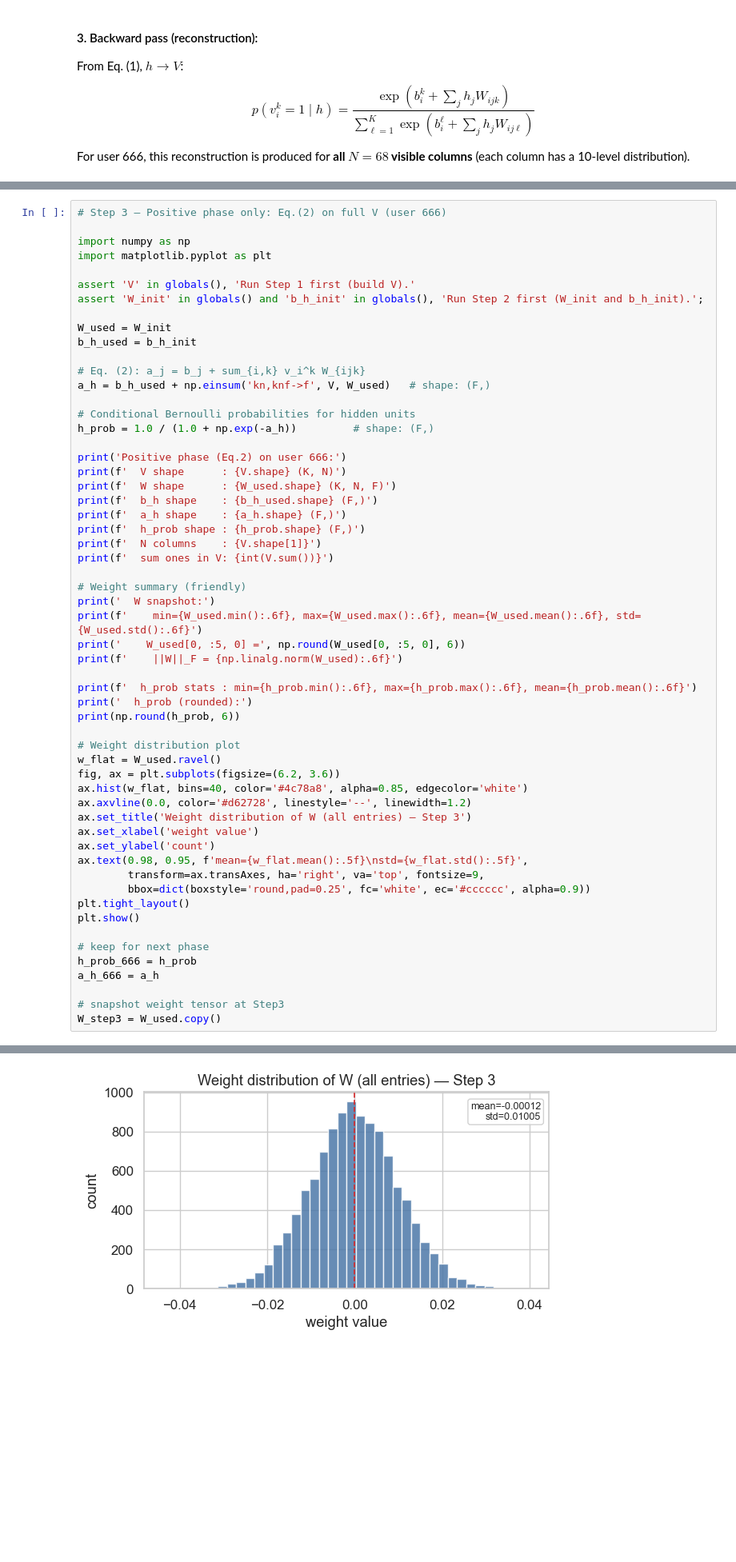
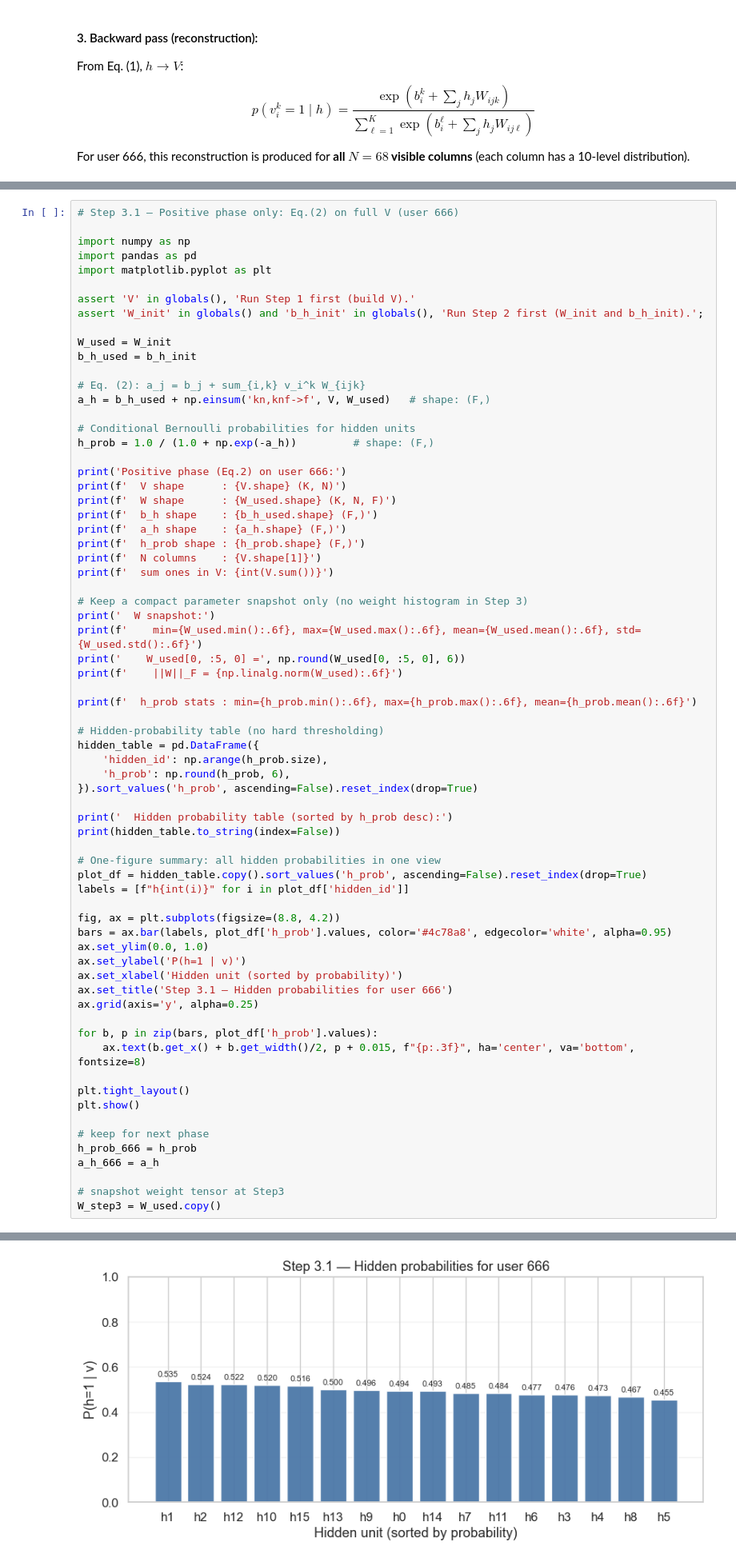
Before and after one commit to yixuan116/MovieLens-with-Restricted-Boltzmann-machine, a Jupyter notebook: notebooks/07_user_profile_analysis.ipynb, the cells around one changed output, grey strips where cells are left out. Shown at 80% size. Drawn from its saved outputs; the diff is of its cells as text; blank space fills up the shorter version.

```diff
--- a/notebooks/07_user_profile_analysis.ipynb
+++ b/notebooks/07_user_profile_analysis.ipynb
@@ -1400,7 +1054,8 @@ For this run, $F$ (number of hidden units) is from Step 2，assigned as a trial
 # %%
-# Step 3 — Positive phase only: Eq.(2) on full V (user 666)
+# Step 3.1 — Positive phase only: Eq.(2) on full V (user 666)
 
 import numpy as np
+import pandas as pd
 import matplotlib.pyplot as plt
 
 assert 'V' in globals(), 'Run Step 1 first (build V).'
@@ -1424,27 +1079,38 @@ print(f'  h_prob shape : {h_prob.shape} (F,)')
 print(f'  N columns    : {V.shape[1]}')
 print(f'  sum ones in V: {int(V.sum())}')
 
-# Weight summary (friendly)
+# Keep a compact parameter snapshot only (no weight histogram in Step 3)
 print('  W snapshot:')
 print(f'    min={W_used.min():.6f}, max={W_used.max():.6f}, mean={W_used.mean():.6f}, std={W_used.std():.6f}')
 print('    W_used[0, :5, 0] =', np.round(W_used[0, :5, 0], 6))
 print(f'    ||W||_F = {np.linalg.norm(W_used):.6f}')
 
 print(f'  h_prob stats : min={h_prob.min():.6f}, max={h_prob.max():.6f}, mean={h_prob.mean():.6f}')
-print('  h_prob (rounded):')
-print(np.round(h_prob, 6))
 
-# Weight distribution plot
-w_flat = W_used.ravel()
-fig, ax = plt.subplots(figsize=(6.2, 3.6))
-ax.hist(w_flat, bins=40, color='#4c78a8', alpha=0.85, edgecolor='white')
-ax.axvline(0.0, color='#d62728', linestyle='--', linewidth=1.2)
-ax.set_title('Weight distribution of W (all entries) — Step 3')
-ax.set_xlabel('weight value')
-ax.set_ylabel('count')
-ax.text(0.98, 0.95, f'mean={w_flat.mean():.5f}\nstd={w_flat.std():.5f}',
-        transform=ax.transAxes, ha='right', va='top', fontsize=9,
-        bbox=dict(boxstyle='round,pad=0.25', fc='white', ec='#cccccc', alpha=0.9))
+# Hidden-probability table (no hard thresholding)
+hidden_table = pd.DataFrame({
+    'hidden_id': np.arange(h_prob.size),
+    'h_prob': np.round(h_prob, 6),
+}).sort_values('h_prob', ascending=False).reset_index(drop=True)
+
+print('  Hidden probability table (sorted by h_prob desc):')
+print(hidden_table.to_string(index=False))
+
+# One-figure summary: all hidden probabilities in one view
+plot_df = hidden_table.copy().sort_values('h_prob', ascending=False).reset_index(drop=True)
+labels = [f"h{int(i)}" for i in plot_df['hidden_id']]
+
+fig, ax = plt.subplots(figsize=(8.8, 4.2))
+bars = ax.bar(labels, plot_df['h_prob'].values, color='#4c78a8', edgecolor='white', alpha=0.95)
+ax.set_ylim(0.0, 1.0)
+ax.set_ylabel('P(h=1 | v)')
+ax.set_xlabel('Hidden unit (sorted by probability)')
+ax.set_title('Step 3.1 — Hidden probabilities for user 666')
+ax.grid(axis='y', alpha=0.25)
+
+for b, p in zip(bars, plot_df['h_prob'].values):
+    ax.text(b.get_x() + b.get_width()/2, p + 0.015, f"{p:.3f}", ha='center', va='bottom', fontsize=8)
+
 plt.tight_layout()
 plt.show()
 
@@ -1474 +1141 @@ Positive phase (Eq.2) on user 666:
-[figure, old version]
+[figure, new version]
```
Also changed, not shown: parts of 23 cells of this notebook.
